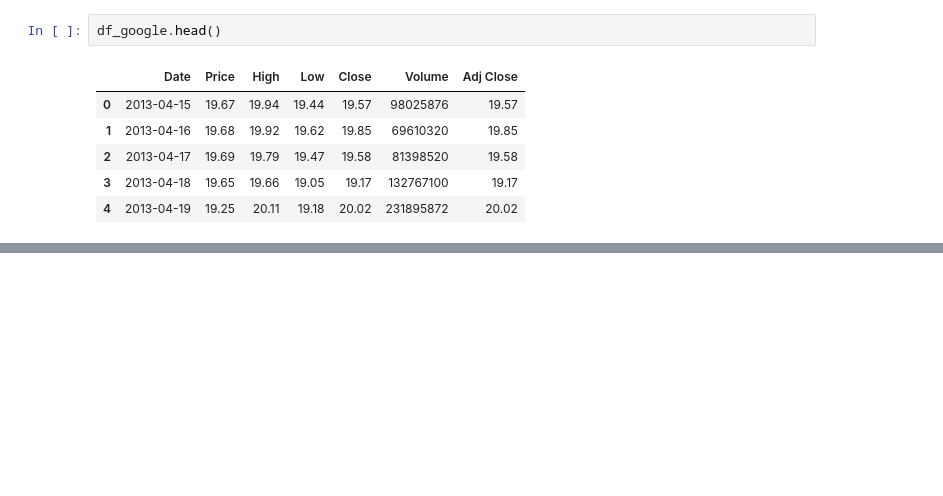
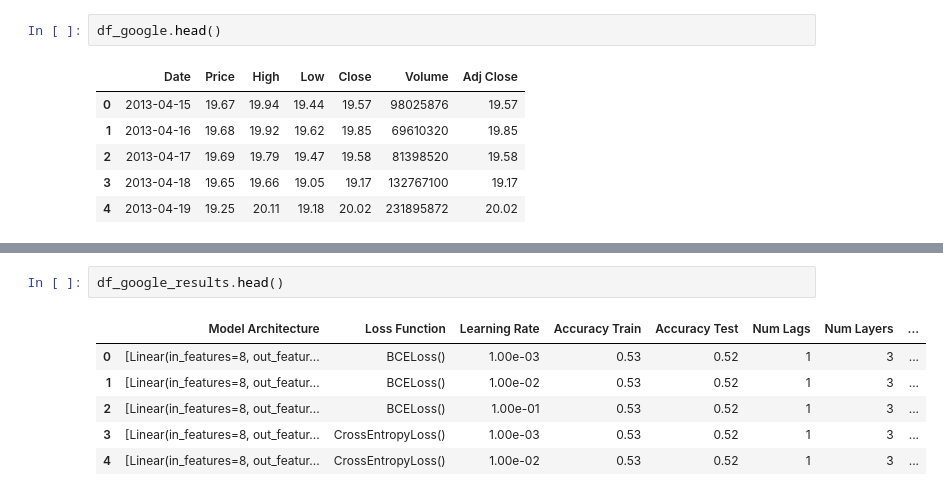
Before and after one commit to gemlorg/Thesis-Trading-LLM, a Jupyter notebook: projects/multilayer-perceptron/src/visual.ipynb, the cells around one changed output, grey strips where cells are left out. Saved outputs shown, nothing was run; the diff lists cells and outputs as text; blank space fills up the shorter version.

```diff
--- a/projects/multilayer-perceptron/src/visual.ipynb
+++ b/projects/multilayer-perceptron/src/visual.ipynb
@@ -102,0 +106,9 @@ sns.heatmap(corr_matrix)
+# %%
+df_google_results.head()
+# %% [output]
+|  | Model Architecture | Loss Function | Learning Rate | Accuracy Train | Accuracy Test | Num Lags | Num Layers | ... |
+| 0 | [Linear(in_features=8, out_featur... | BCELoss() | 1.00e-03 | 0.53 | 0.52 | 1 | 3 | ... |
+| 1 | [Linear(in_features=8, out_featur... | BCELoss() | 1.00e-02 | 0.53 | 0.52 | 1 | 3 | ... |
+| 2 | [Linear(in_features=8, out_featur... | BCELoss() | 1.00e-01 | 0.53 | 0.52 | 1 | 3 | ... |
+| 3 | [Linear(in_features=8, out_featur... | CrossEntropyLoss() | 1.00e-03 | 0.53 | 0.52 | 1 | 3 | ... |
+| 4 | [Linear(in_features=8, out_featur... | CrossEntropyLoss() | 1.00e-02 | 0.53 | 0.52 | 1 | 3 | ... |
```
Also changed, not shown: parts of 7 cells of this notebook, 2 other files.
